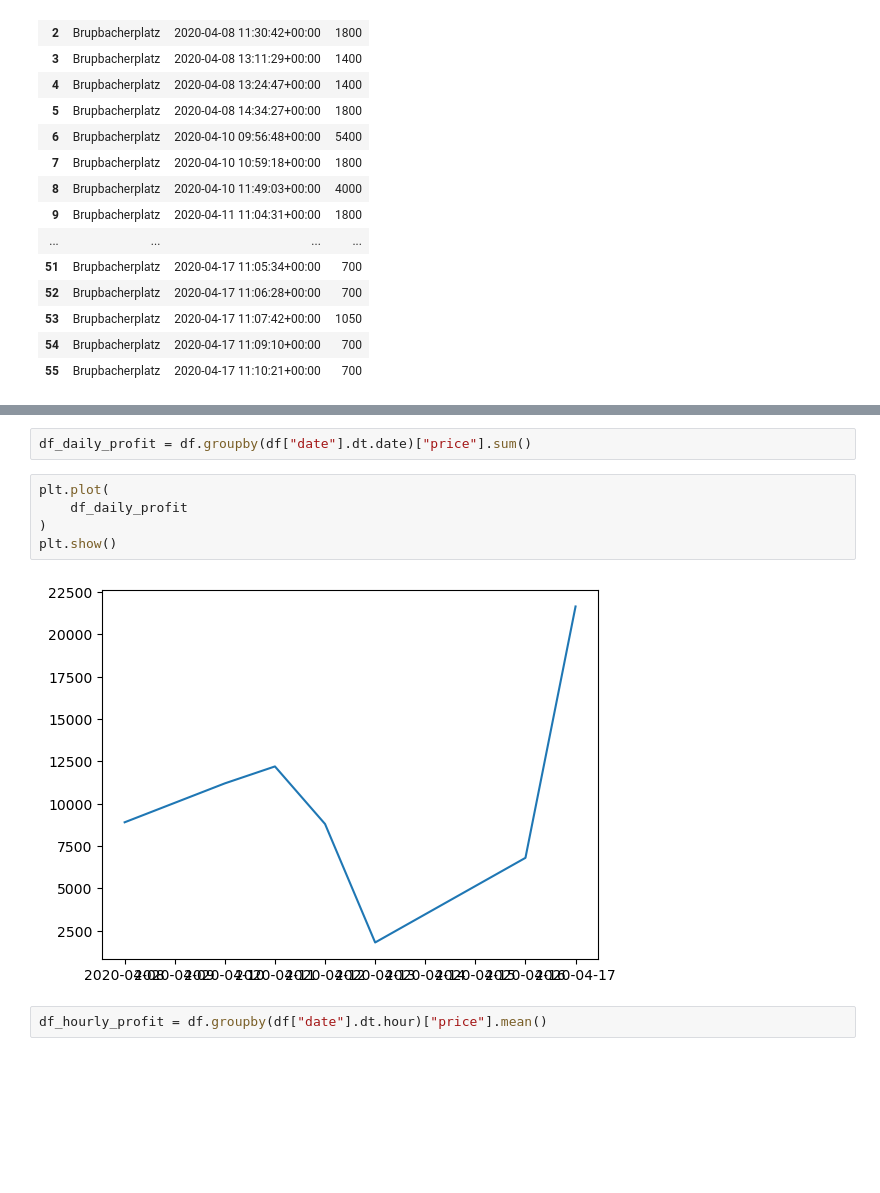
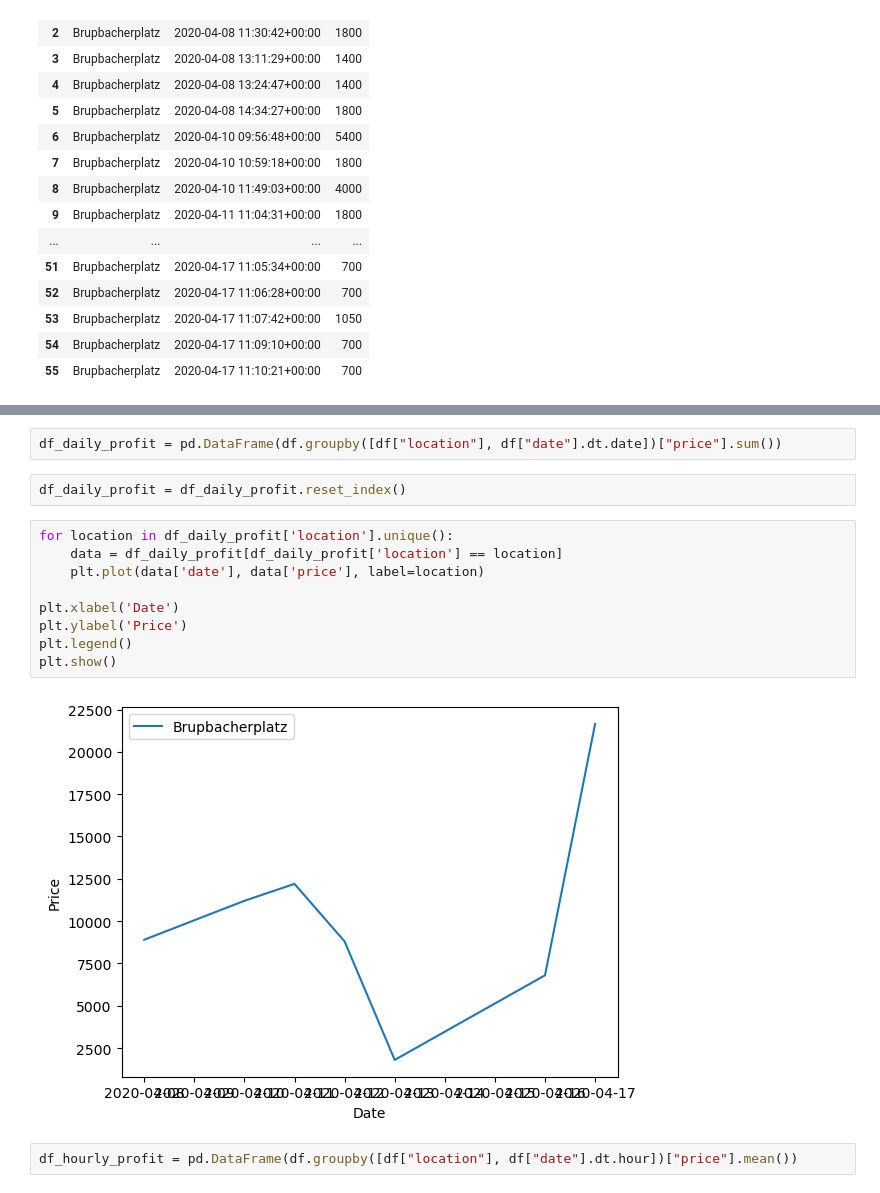
Before and after one commit to Gelateria-di-Berna/Dashboard, a Jupyter notebook: src/manipulator.ipynb, the cells around one changed output, grey strips where cells are left out. Saved outputs shown, nothing was run; the diff lists cells and outputs as text; blank space fills up the shorter version.

Commit message:
plots now being made per location

```diff
--- a/src/manipulator.ipynb
+++ b/src/manipulator.ipynb
@@ -39,12 +59,18 @@ dtypes: int64(1), object(2)
 memory usage: 1.4+ KB
 # %%
-df_daily_profit = df.groupby(df["date"].dt.date)["price"].sum()
+df_daily_profit = pd.DataFrame(df.groupby([df["location"], df["date"].dt.date])["price"].sum())
-# %%
-plt.plot(
-    df_daily_profit
-)
-plt.show()
-# %% [output]
-[figure, removed]
+# %%
+df_daily_profit = df_daily_profit.reset_index()
+# %%
+for location in df_daily_profit['location'].unique():
+    data = df_daily_profit[df_daily_profit['location'] == location]
+    plt.plot(data['date'], data['price'], label=location)
+
+plt.xlabel('Date')
+plt.ylabel('Price')
+plt.legend()
+plt.show()
+# %% [output]
+[figure, added]
 # %%
-df_hourly_profit = df.groupby(df["date"].dt.hour)["price"].mean()
+df_hourly_profit = pd.DataFrame(df.groupby([df["location"], df["date"].dt.hour])["price"].mean())
```
Also changed, not shown: parts of 5 cells of this notebook.
